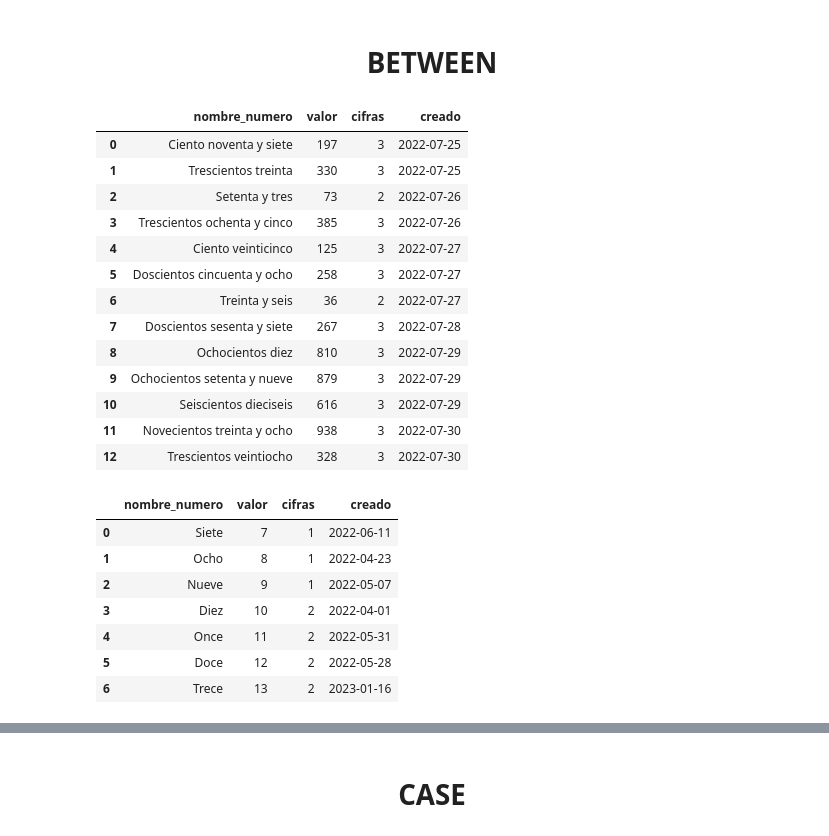
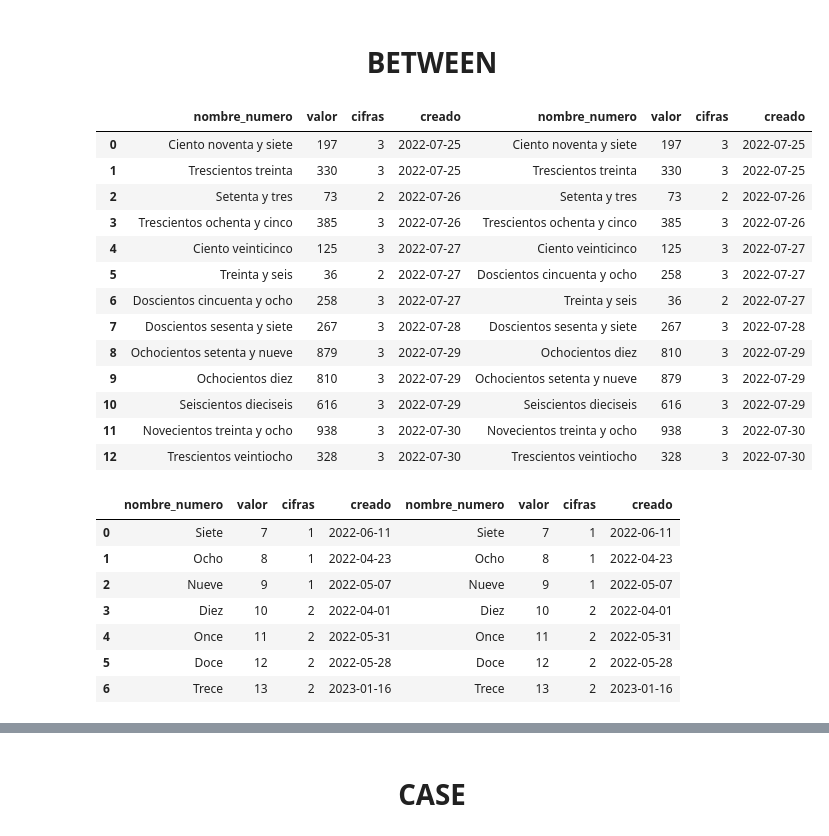
Before and after one commit to JorgeCardona/skills, a Jupyter notebook: Python/DB/SQL_DML.ipynb, the cells around one changed output, grey strips where cells are left out. Drawn from its saved outputs; the diff is of its cells as text; code cells hidden in the pictures.

```diff
--- a/Python/DB/SQL_DML.ipynb
+++ b/Python/DB/SQL_DML.ipynb
@@ -37,0 +134,16 @@ db_connection.__dict__
+# %%
+import pandas as pd
+pd.set_option('display.max_colwidth', None)
+
+
+from sqlalchemy import create_engine
+
+query = """
+SELECT version();
+"""
+postgres_data = pd.read_sql(query, con=postgres)
+mysql_data = pd.read_sql(query, con=mysql)
+
+
+pd.DataFrame({'postgres':[postgres_data],
+              'mysql':[mysql_data]})
@@ -447,45 +988,51 @@ pd.read_sql(query, con=db_connection)
 # %%
 query = """
 SELECT *
-FROM numeros
+    FROM numeros
 WHERE creado BETWEEN '2022-07-25' AND '2022-07-31'
-ORDER BY creado ASC
+    ORDER BY creado ASC
 """
 
-pd.read_sql(query, con=db_connection)
+postgres_data = pd.read_sql(text(query), con=postgres)
+mysql_data = pd.read_sql(text(query), con=mysql)
+
+pd.concat([postgres_data,mysql_data], axis=1)
 # %% [output]
-|  | nombre_numero | valor | cifras | creado |
-| 0 | Ciento noventa y siete | 197 | 3 | 2022-07-25 |
-| 1 | Trescientos treinta | 330 | 3 | 2022-07-25 |
-| 2 | Setenta y tres | 73 | 2 | 2022-07-26 |
-| 3 | Trescientos ochenta y cinco | 385 | 3 | 2022-07-26 |
-| 4 | Ciento veinticinco | 125 | 3 | 2022-07-27 |
-| 5 | Doscientos cincuenta y ocho | 258 | 3 | 2022-07-27 |
-| 6 | Treinta y seis | 36 | 2 | 2022-07-27 |
-| 7 | Doscientos sesenta y siete | 267 | 3 | 2022-07-28 |
-| 8 | Ochocientos diez | 810 | 3 | 2022-07-29 |
-| 9 | Ochocientos setenta y nueve | 879 | 3 | 2022-07-29 |
-| 10 | Seiscientos dieciseis | 616 | 3 | 2022-07-29 |
-| 11 | Novecientos treinta y ocho | 938 | 3 | 2022-07-30 |
-| 12 | Trescientos veintiocho | 328 | 3 | 2022-07-30 |
+|  | nombre_numero | valor | cifras | creado | nombre_numero | valor | cifras | creado |
+| 0 | Ciento noventa y siete | 197 | 3 | 2022-07-25 | Ciento noventa y siete | 197 | 3 | 2022-07-25 |
+| 1 | Trescientos treinta | 330 | 3 | 2022-07-25 | Trescientos treinta | 330 | 3 | 2022-07-25 |
+| 2 | Setenta y tres | 73 | 2 | 2022-07-26 | Setenta y tres | 73 | 2 | 2022-07-26 |
+| 3 | Trescientos ochenta y cinco | 385 | 3 | 2022-07-26 | Trescientos ochenta y cinco | 385 | 3 | 2022-07-26 |
+| 4 | Ciento veinticinco | 125 | 3 | 2022-07-27 | Ciento veinticinco | 125 | 3 | 2022-07-27 |
+| 5 | Treinta y seis | 36 | 2 | 2022-07-27 | Doscientos cincuenta y ocho | 258 | 3 | 2022-07-27 |
+| 6 | Doscientos cincuenta y ocho | 258 | 3 | 2022-07-27 | Treinta y seis | 36 | 2 | 2022-07-27 |
+| 7 | Doscientos sesenta y siete | 267 | 3 | 2022-07-28 | Doscientos sesenta y siete | 267 | 3 | 2022-07-28 |
+| 8 | Ochocientos setenta y nueve | 879 | 3 | 2022-07-29 | Ochocientos diez | 810 | 3 | 2022-07-29 |
+| 9 | Ochocientos diez | 810 | 3 | 2022-07-29 | Ochocientos setenta y nueve | 879 | 3 | 2022-07-29 |
+| 10 | Seiscientos dieciseis | 616 | 3 | 2022-07-29 | Seiscientos dieciseis | 616 | 3 | 2022-07-29 |
+| 11 | Novecientos treinta y ocho | 938 | 3 | 2022-07-30 | Novecientos treinta y ocho | 938 | 3 | 2022-07-30 |
+| 12 | Trescientos veintiocho | 328 | 3 | 2022-07-30 | Trescientos veintiocho | 328 | 3 | 2022-07-30 |
 # %%
 query = """
 SELECT *
-FROM numeros
+    FROM numeros
 WHERE valor BETWEEN 7 AND 13
-ORDER BY valor ASC
+    ORDER BY valor ASC
 """
 
-pd.read_sql(query, con=db_connection)
+postgres_data = pd.read_sql(text(query), con=postgres)
+mysql_data = pd.read_sql(text(query), con=mysql)
+
+pd.concat([postgres_data,mysql_data], axis=1)
 # %% [output]
-|  | nombre_numero | valor | cifras | creado |
-| 0 | Siete | 7 | 1 | 2022-06-11 |
-| 1 | Ocho | 8 | 1 | 2022-04-23 |
-| 2 | Nueve | 9 | 1 | 2022-05-07 |
-| 3 | Diez | 10 | 2 | 2022-04-01 |
-| 4 | Once | 11 | 2 | 2022-05-31 |
-| 5 | Doce | 12 | 2 | 2022-05-28 |
-| 6 | Trece | 13 | 2 | 2023-01-16 |
+|  | nombre_numero | valor | cifras | creado | nombre_numero | valor | cifras | creado |
+| 0 | Siete | 7 | 1 | 2022-06-11 | Siete | 7 | 1 | 2022-06-11 |
+| 1 | Ocho | 8 | 1 | 2022-04-23 | Ocho | 8 | 1 | 2022-04-23 |
+| 2 | Nueve | 9 | 1 | 2022-05-07 | Nueve | 9 | 1 | 2022-05-07 |
+| 3 | Diez | 10 | 2 | 2022-04-01 | Diez | 10 | 2 | 2022-04-01 |
+| 4 | Once | 11 | 2 | 2022-05-31 | Once | 11 | 2 | 2022-05-31 |
+| 5 | Doce | 12 | 2 | 2022-05-28 | Doce | 12 | 2 | 2022-05-28 |
+| 6 | Trece | 13 | 2 | 2023-01-16 | Trece | 13 | 2 | 2023-01-16 |
 # %%
 query = """
 SELECT *
```
Also changed, not shown: parts of 129 cells of this notebook.
